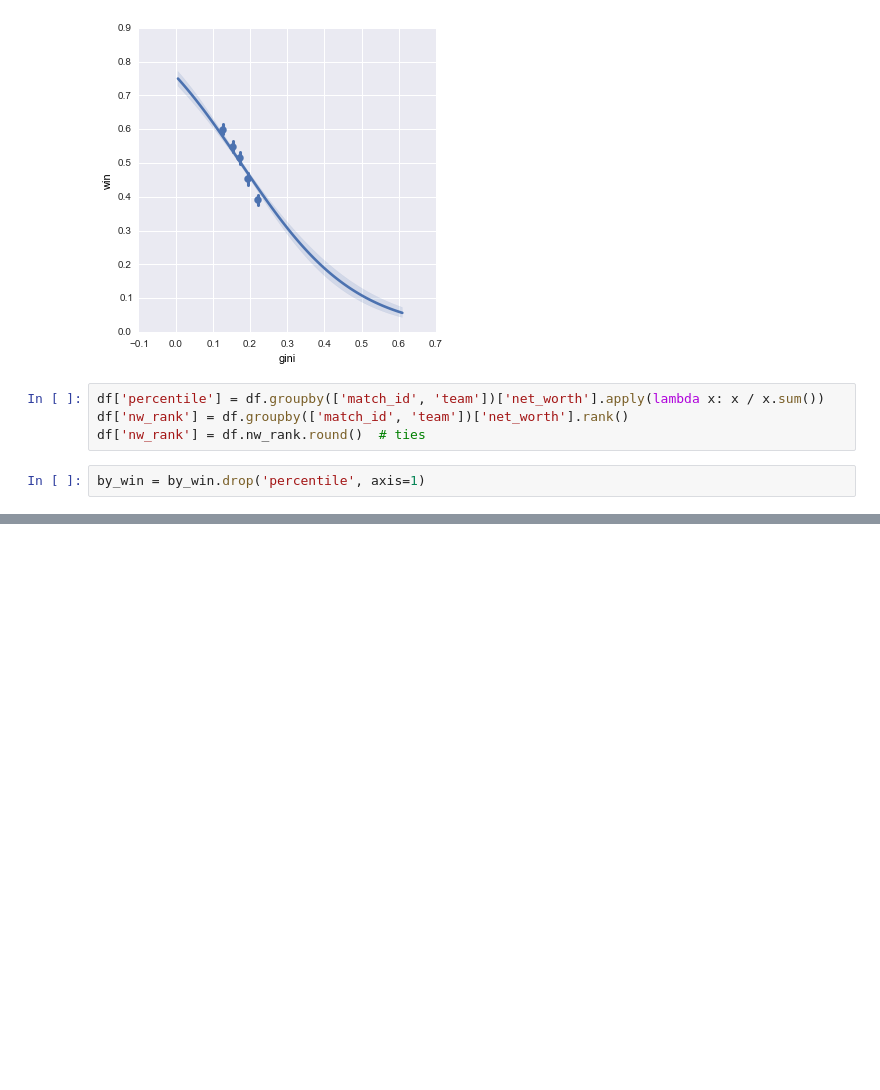
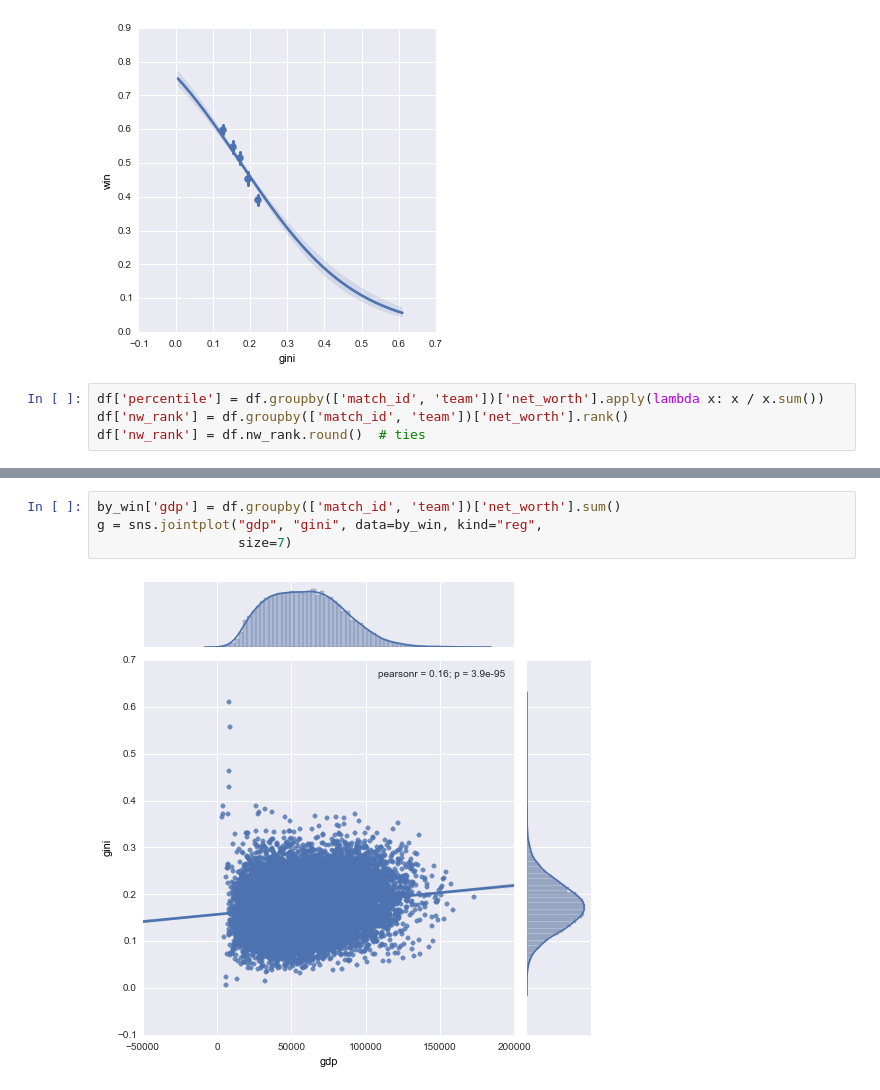
Before and after one commit to TomAugspurger/dota, a Jupyter notebook: examples/gini.ipynb, the cells around one changed output, grey strips where cells are left out. Cells and saved outputs as stored; diff of their text form; blank space fills up the shorter version.

```diff
--- a/examples/gini.ipynb
+++ b/examples/gini.ipynb
@@ -92,7 +86,5 @@ sns.lmplot("gini", "win", by_win, logistic=True, x_bins=5, truncate=True);
 df['percentile'] = df.groupby(['match_id', 'team'])['net_worth'].apply(lambda x: x / x.sum())
 df['nw_rank'] = df.groupby(['match_id', 'team'])['net_worth'].rank()
 df['nw_rank'] = df.nw_rank.round()  # ties
-# %%
-by_win = by_win.drop('percentile', axis=1)
 # %%
 df.plot(kind='scatter', x='kills', y='net_worth', color='k', alpha=.4)
@@ -118,0 +99,6 @@ ax.set_ylim(0, 40000)
+# %%
+by_win['gdp'] = df.groupby(['match_id', 'team'])['net_worth'].sum()
+g = sns.jointplot("gdp", "gini", data=by_win, kind="reg",
+                  size=7)
+# %% [output]
+[figure, added]
```
Also changed, not shown: parts of 16 cells of this notebook.
